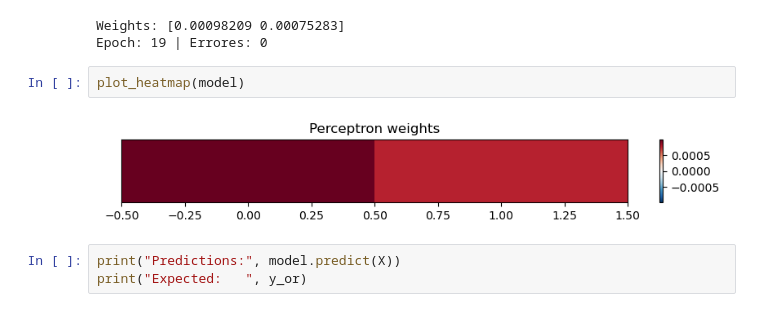
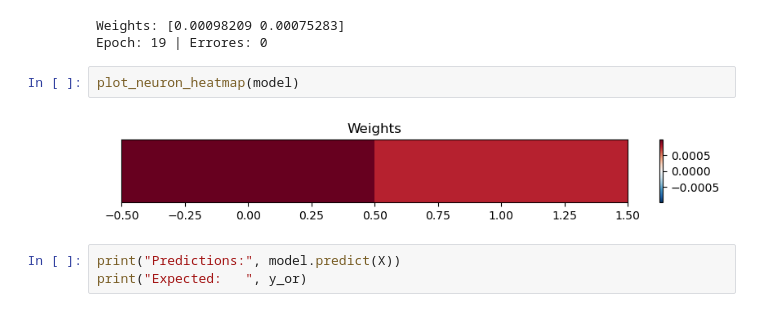
Before and after one commit to diegobellante/deep-learning-from-scratch, a Jupyter notebook: notebooks/01_a_perceptron.ipynb, the cells around one changed output. Saved outputs shown, nothing was run; the diff lists cells and outputs as text.

```diff
--- a/notebooks/01_a_perceptron.ipynb
+++ b/notebooks/01_a_perceptron.ipynb
@@ -110,9 +94,9 @@ plot_training_animation(X,y_or,EPOCHS,SEED,LR)
 Weights: [0.00098209 0.00075283]
 Epoch: 19 | Errores: 0
 # %%
-plot_heatmap(model)
+plot_neuron_heatmap(model)
 # %% [output]
-[figure, old version]
+[figure, new version]
 # %%
 print("Predictions:", model.predict(X))
 print("Expected:   ", y_or)
```
Also changed, not shown: parts of 3 cells of this notebook, 4 other files.
